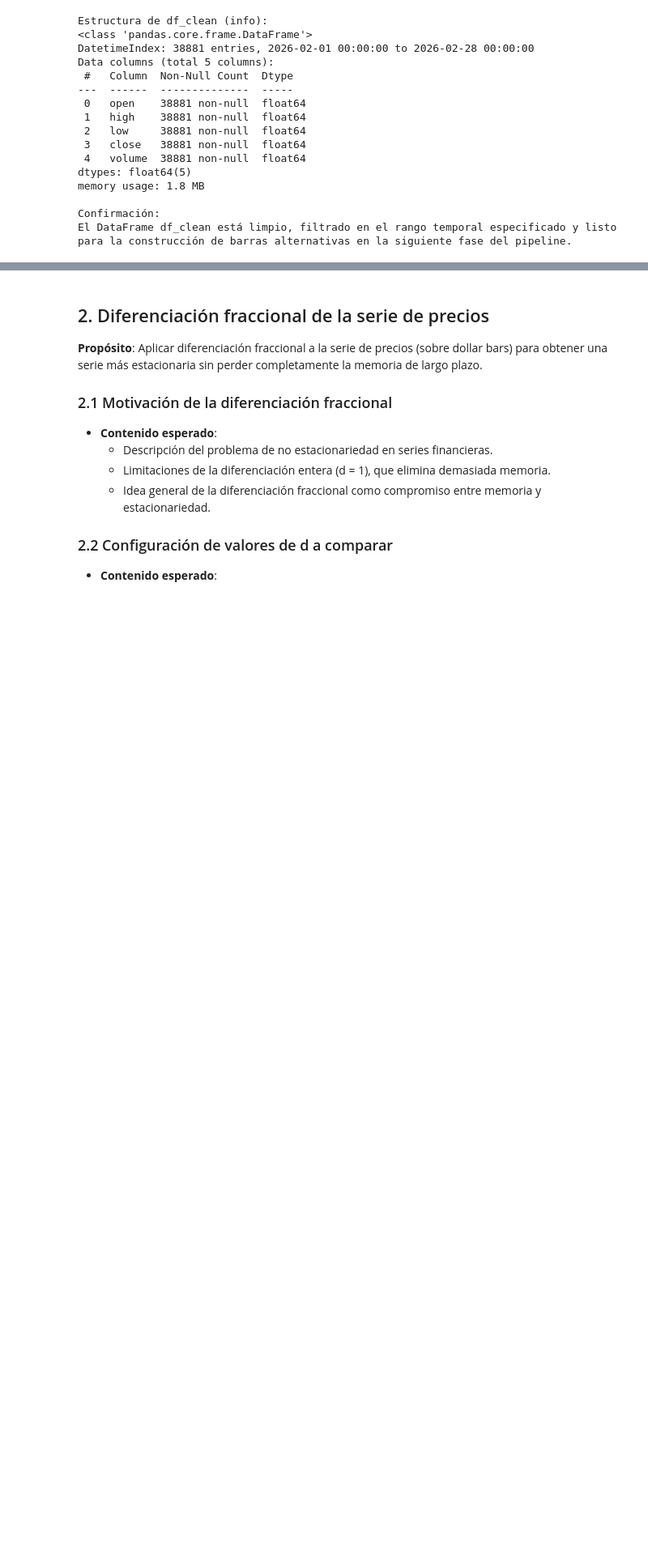
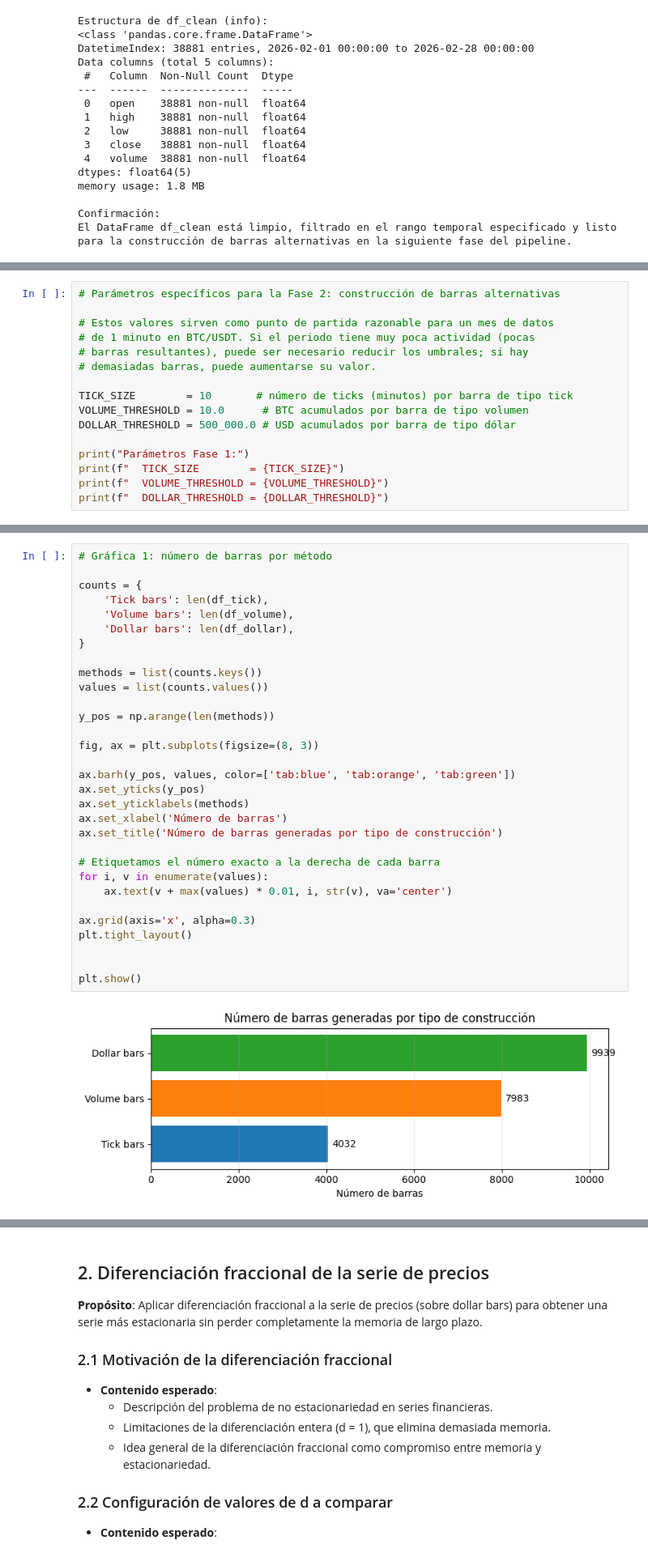
Before and after one commit to Romequinco/TAREA_PROCESADO_DATOS_FINANCIEROS_PARA_MACHINE_LEARNING, a Jupyter notebook: PREPROCESADO_DATOS_FINANCIEROS_.ipynb, the cells around one changed output, grey strips where cells are left out. Shown at 81% size. Cells and saved outputs as stored; diff of their text form; blank space fills up the shorter version.

Commit message:
fase 1 completada

```diff
--- a/PREPROCESADO_DATOS_FINANCIEROS_.ipynb
+++ b/PREPROCESADO_DATOS_FINANCIEROS_.ipynb
@@ -575,0 +536,16 @@ En esta sección se explicará que:
+# %%
+# Parámetros específicos para la Fase 2: construcción de barras alternativas
+
+# Estos valores sirven como punto de partida razonable para un mes de datos
+# de 1 minuto en BTC/USDT. Si el periodo tiene muy poca actividad (pocas
+# barras resultantes), puede ser necesario reducir los umbrales; si hay
+# demasiadas barras, puede aumentarse su valor.
+
+TICK_SIZE        = 10       # número de ticks (minutos) por barra de tipo tick
+VOLUME_THRESHOLD = 10.0      # BTC acumulados por barra de tipo volumen
+DOLLAR_THRESHOLD = 500_000.0 # USD acumulados por barra de tipo dólar
+
+print("Parámetros Fase 1:")
+print(f"  TICK_SIZE        = {TICK_SIZE}")
+print(f"  VOLUME_THRESHOLD = {VOLUME_THRESHOLD}")
+print(f"  DOLLAR_THRESHOLD = {DOLLAR_THRESHOLD}")
@@ -575,0 +854,33 @@ En esta sección se explicará que:
+# %%
+# Gráfica 1: número de barras por método
+
+counts = {
+    'Tick bars': len(df_tick),
+    'Volume bars': len(df_volume),
+    'Dollar bars': len(df_dollar),
+}
+
+methods = list(counts.keys())
+values = list(counts.values())
+
+y_pos = np.arange(len(methods))
+
+fig, ax = plt.subplots(figsize=(8, 3))
+
+ax.barh(y_pos, values, color=['tab:blue', 'tab:orange', 'tab:green'])
+ax.set_yticks(y_pos)
+ax.set_yticklabels(methods)
+ax.set_xlabel('Número de barras')
+ax.set_title('Número de barras generadas por tipo de construcción')
+
+# Etiquetamos el número exacto a la derecha de cada barra
+for i, v in enumerate(values):
+    ax.text(v + max(values) * 0.01, i, str(v), va='center')
+
+ax.grid(axis='x', alpha=0.3)
+plt.tight_layout()
+
+
+plt.show()
+# %% [output]
+[figure, added]
```
Also changed, not shown: parts of 22 cells of this notebook.
